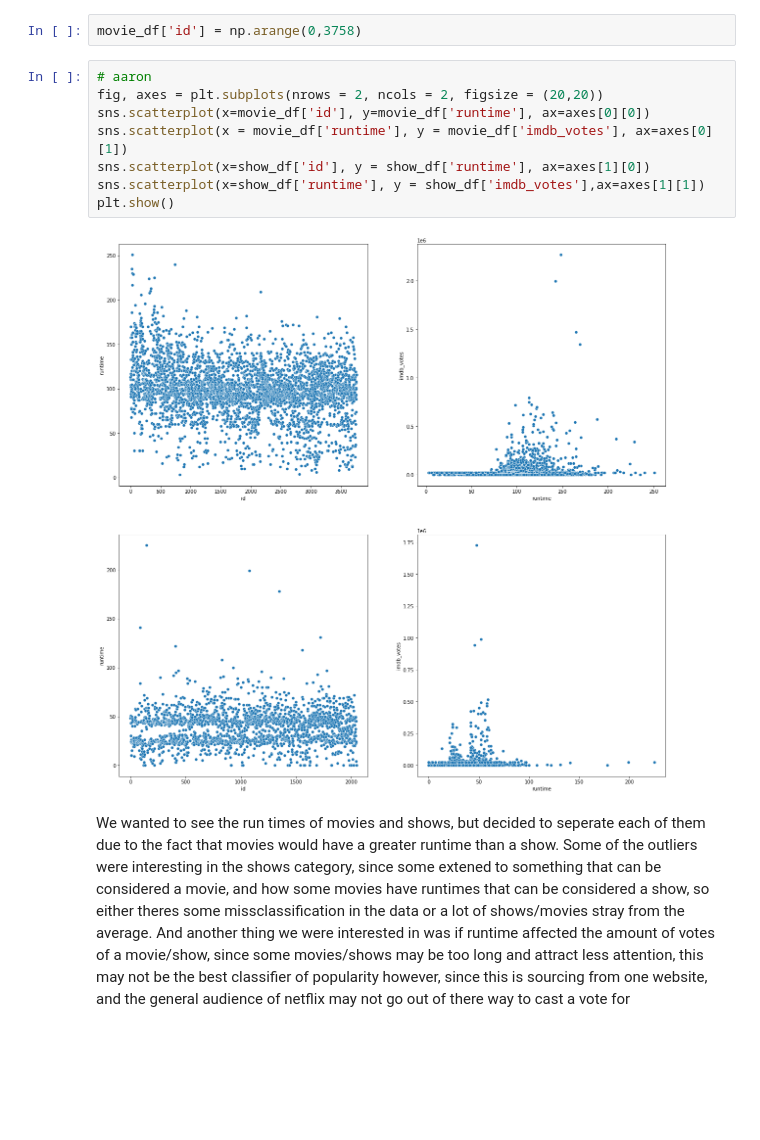
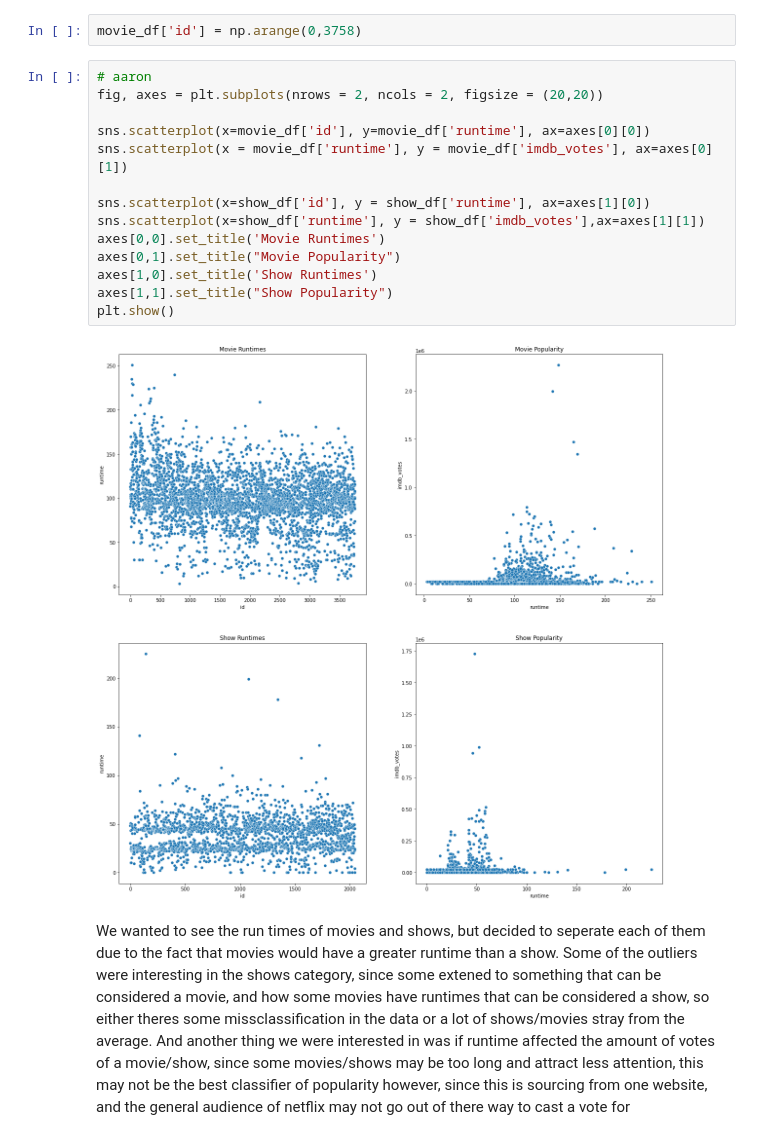
Before and after one commit to IMainHibana/DS1-GroupProject, a Jupyter notebook: DS1P.ipynb, the cells around one changed output. Drawn from its saved outputs; the diff is of its cells as text; blank space fills up the shorter version.

```diff
--- a/DS1P.ipynb
+++ b/DS1P.ipynb
@@ -377,13 +377,19 @@ movie_df['id'] = np.arange(0,3758)
 # %%
 # aaron
 fig, axes = plt.subplots(nrows = 2, ncols = 2, figsize = (20,20))
+
 sns.scatterplot(x=movie_df['id'], y=movie_df['runtime'], ax=axes[0][0])
 sns.scatterplot(x = movie_df['runtime'], y = movie_df['imdb_votes'], ax=axes[0][1])
+
 sns.scatterplot(x=show_df['id'], y = show_df['runtime'], ax=axes[1][0])
 sns.scatterplot(x=show_df['runtime'], y = show_df['imdb_votes'],ax=axes[1][1])
+axes[0,0].set_title('Movie Runtimes')
+axes[0,1].set_title("Movie Popularity")
+axes[1,0].set_title('Show Runtimes')
+axes[1,1].set_title("Show Popularity")
 plt.show()
 # %% [output]
-[figure, old version]
+[figure, new version]
 # %% [markdown]
 We wanted to see the run times of movies and shows, but decided to seperate each of them due to the fact that movies would have a greater runtime than a show. Some of the outliers were interesting in the shows category, since some extened to something that can be considered a movie, and how some movies have runtimes that can be considered a show, so either theres some missclassification in the data or a lot of shows/movies stray from the average. And another thing we were interested in was if runtime affected the amount of votes of a movie/show, since some movies/shows may be too long and attract less attention, this may not be the best classifier of popularity however, since this is sourcing from one website, and the general audience of netflix may not go out of there way to cast a vote for
 # %%
```
